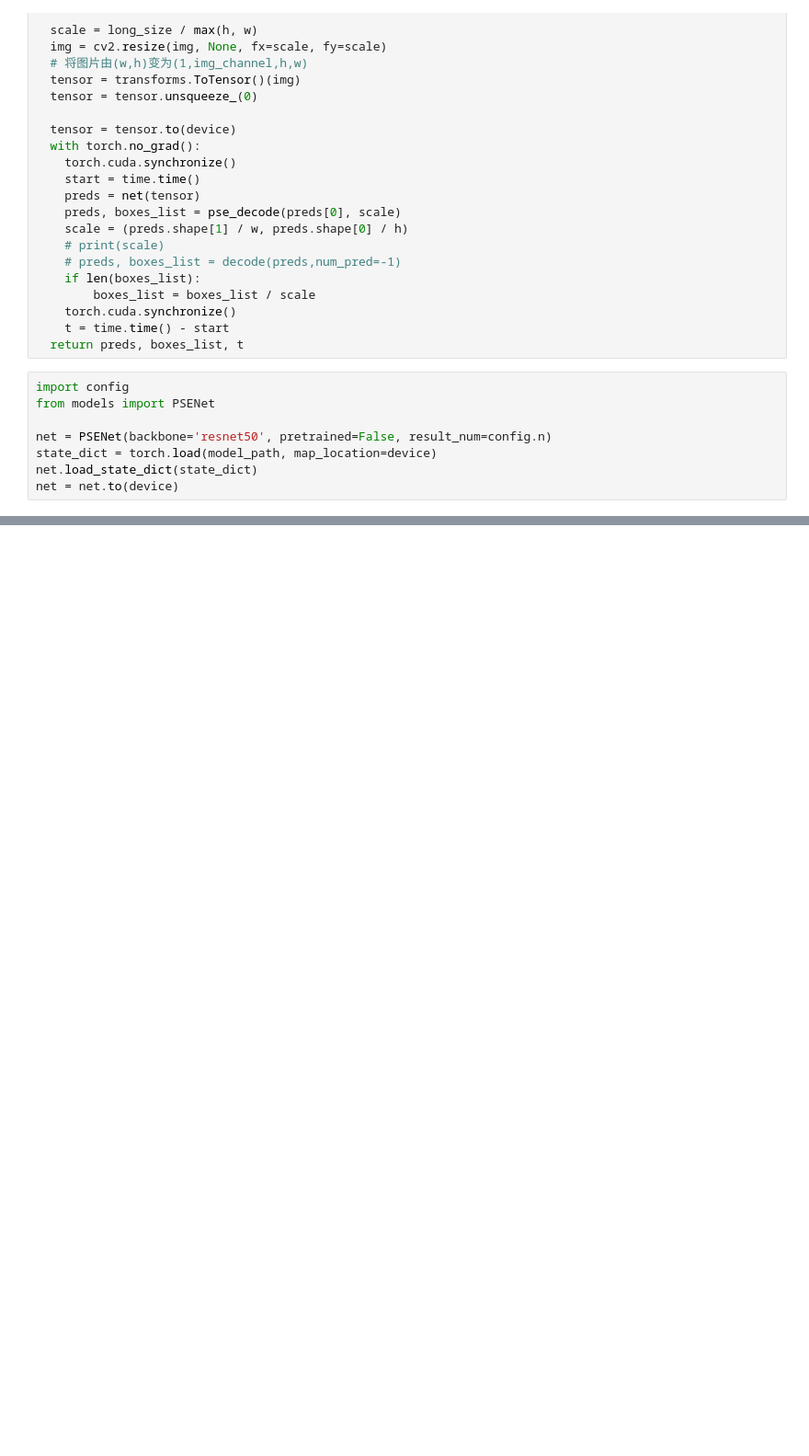
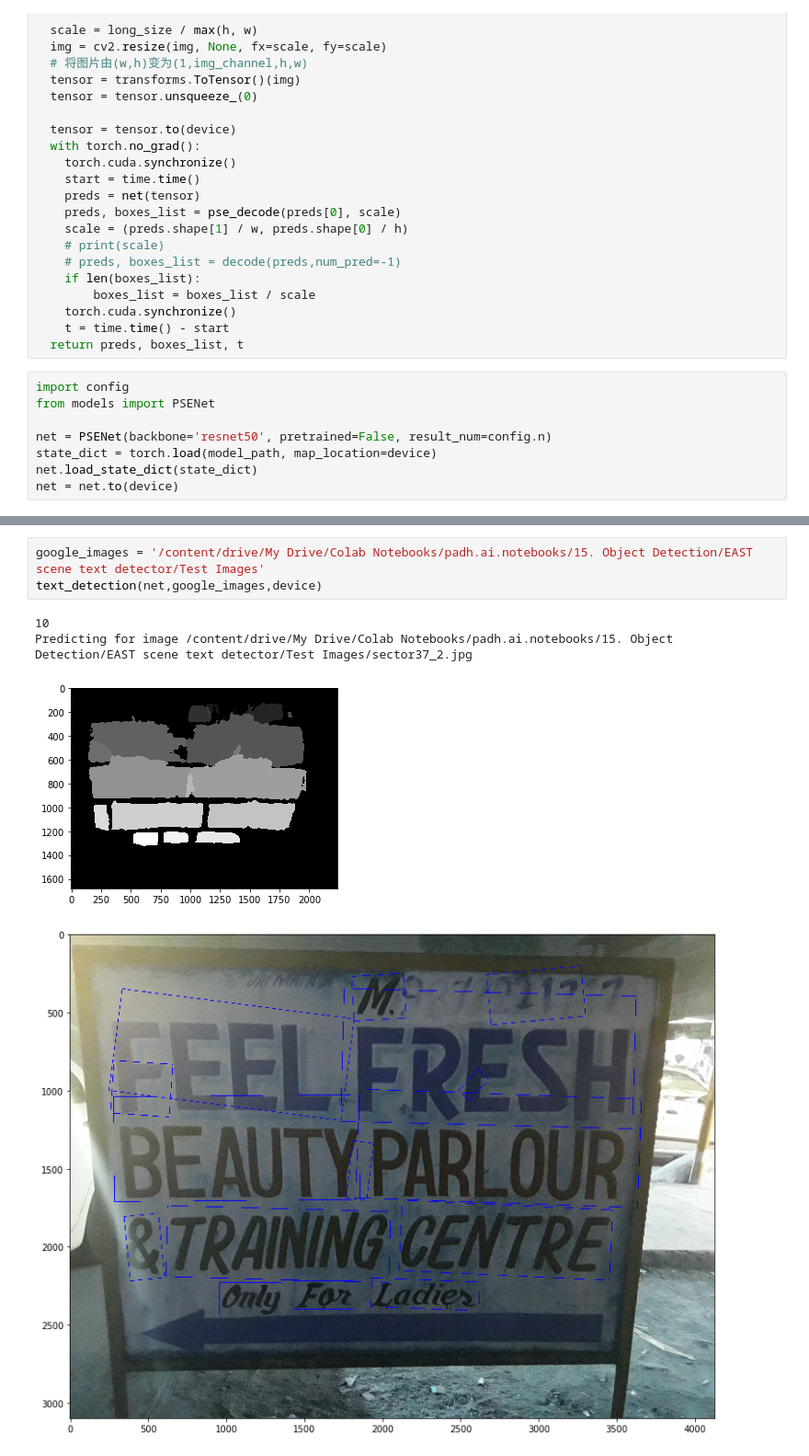
Before and after one commit to kavyajeetbora/PSENet.pytorch, a Jupyter notebook: PSENet_predict.ipynb, the cells around one changed output, grey strips where cells are left out. Shown at 92% size. Drawn from its saved outputs; the diff is of its cells as text; blank space fills up the shorter version.

```diff
--- a/PSENet_predict.ipynb
+++ b/PSENet_predict.ipynb
@@ -160,0 +170,8 @@ Predicting for image Test Set/Images/283.jpg
+# %%
+google_images = '/content/drive/My Drive/Colab Notebooks/padh.ai.notebooks/15. Object Detection/EAST scene text detector/Test Images'
+text_detection(net,google_images,device)
+# %% [output]
+10
+Predicting for image /content/drive/My Drive/Colab Notebooks/padh.ai.notebooks/15. Object Detection/EAST scene text detector/Test Images/sector37_2.jpg
+[figure, added]
+[figure, added]
```
Also changed, not shown: parts of 7 cells of this notebook.
